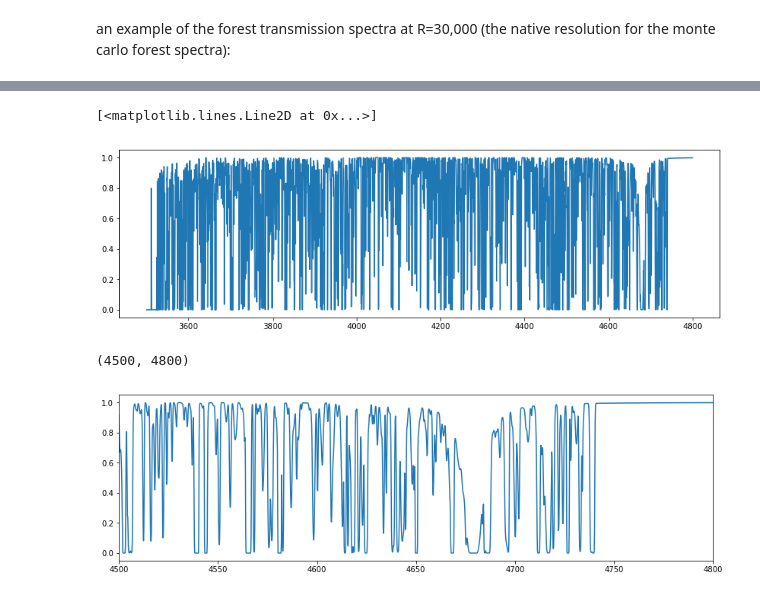
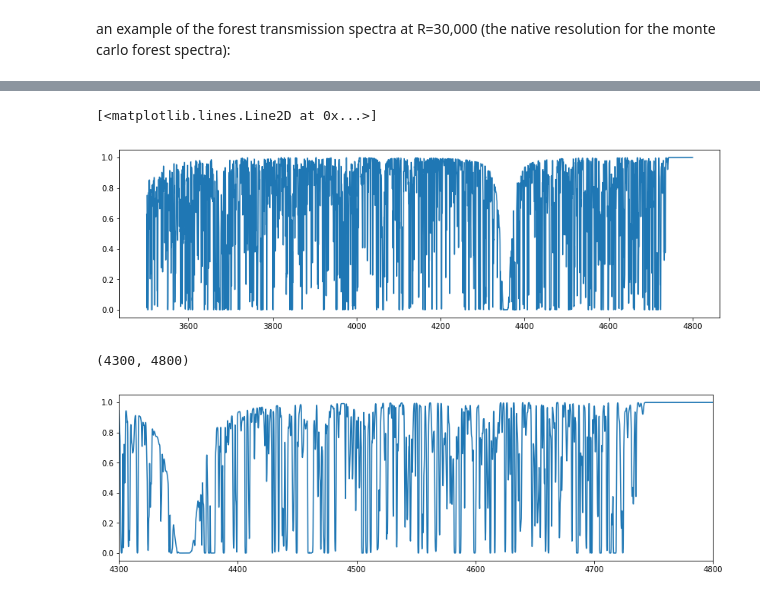
Before and after one commit to imcgreer/simqso, a Jupyter notebook: examples/bossqsos_example.ipynb, the cells around one changed output, grey strips where cells are left out. Drawn from its saved outputs; the diff is of its cells as text; code cells hidden in the pictures.

```diff
--- a/examples/bossqsos_example.ipynb
+++ b/examples/bossqsos_example.ipynb
@@ -135,6 +139,7 @@ title('$z=%.3f$'%qsos['z'][20])
 # %% [markdown]
 an example of the forest transmission spectra at R=30,000 (the native resolution for the monte carlo forest spectra):
 # %%
+np.random.seed(12345)
 wave = buildWaveGrid(dict(waveRange=(3500,4800),SpecDispersion=30000))
-forest = hiforest.generate_N_spectra(wave,array([2.9]),1,fast=False)
-forest
+forest = hiforest.IGMTransmissionGrid(wave,WP11_model,1)
+T = forest.next_spec(0,2.9)
@@ -148,13 +146,13 @@ forest
 # %%
 figure(figsize=(14,4))
-plot(wave,forest['T'][0])
+plot(wave,T)
 # %% [output]
 [<matplotlib.lines.Line2D at 0x...>]
-[figure, old version]
+[figure, new version]
 # %%
 figure(figsize=(14,4))
-plot(wave,forest['T'][0])
-xlim(4500,4800)
+plot(wave,T)
+xlim(4300,4800)
 # %% [output]
-(4500, 4800)
+(4300, 4800)
-[figure, old version]
+[figure, new version]
```
Also changed, not shown: parts of 10 cells of this notebook, 2 other files.
